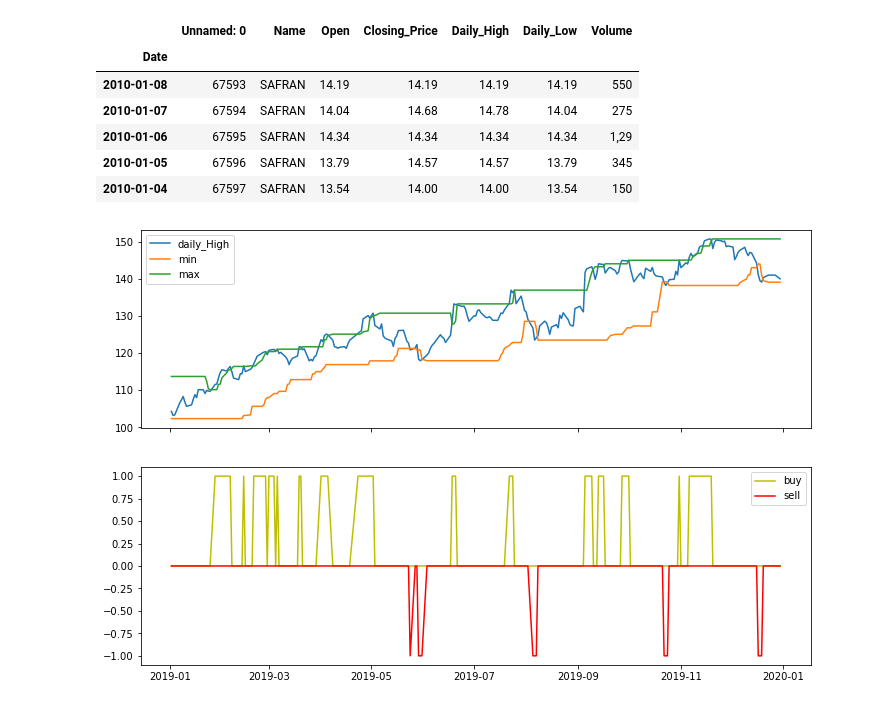
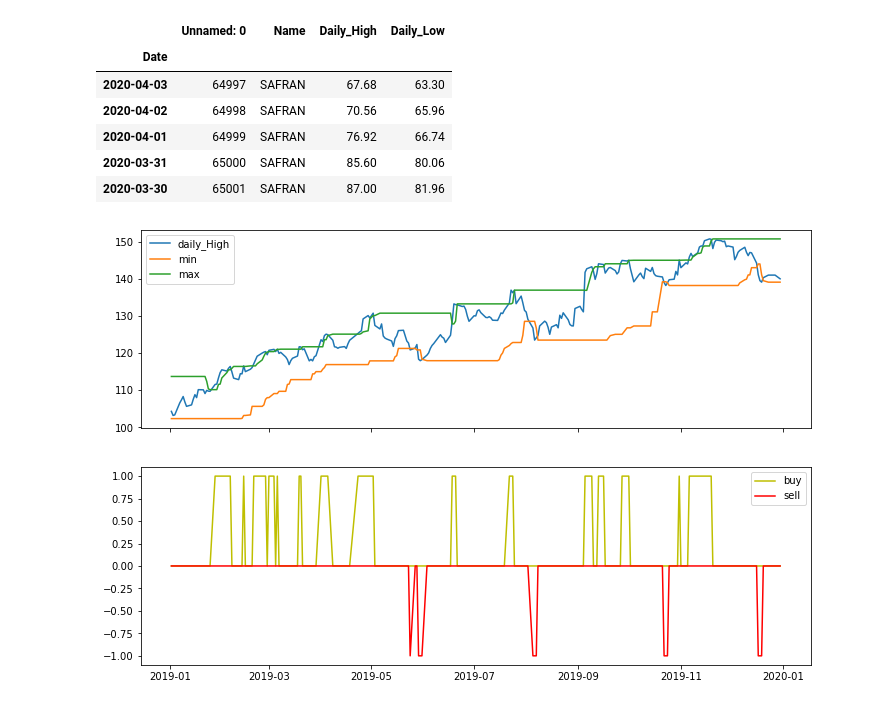
Before and after one commit to Brihmt/AnalyseBourse, a Jupyter notebook: strategieDeLaTortue.ipynb, the cells around one changed output. Saved outputs shown, nothing was run; the diff lists cells and outputs as text; code cells hidden in the pictures.

```diff
--- a/strategieDeLaTortue.ipynb
+++ b/strategieDeLaTortue.ipynb
@@ -8,18 +8,19 @@ import pandas as pd
 # %%
 #On importe les données
 data=pd.read_csv('preprocessed_CAC40.csv',index_col='Date',parse_dates=True)
+data=data.drop(['Open','Closing_Price','Volume'], axis=1)
 # %%
-
+#On sélectionne lm'entreprise SAFRAN et on affiche les premières colonnes pour vérifier
 data=data[data['Name'] == 'SAFRAN']
-data.tail()
+data.head()
 # %% [output]
-|  | Unnamed: 0 | Name | Open | Closing_Price | Daily_High | Daily_Low | Volume |
-| Date |  |  |  |  |  |  |  |
-| 2010-01-08 | 67593 | SAFRAN | 14.19 | 14.19 | 14.19 | 14.19 | 550 |
-| 2010-01-07 | 67594 | SAFRAN | 14.04 | 14.68 | 14.78 | 14.04 | 275 |
-| 2010-01-06 | 67595 | SAFRAN | 14.34 | 14.34 | 14.34 | 14.34 | 1,29 |
-| 2010-01-05 | 67596 | SAFRAN | 13.79 | 14.57 | 14.57 | 13.79 | 345 |
-| 2010-01-04 | 67597 | SAFRAN | 13.54 | 14.00 | 14.00 | 13.54 | 150 |
+|  | Unnamed: 0 | Name | Daily_High | Daily_Low |
+| Date |  |  |  |  |
+| 2020-04-03 | 64997 | SAFRAN | 67.68 | 63.30 |
+| 2020-04-02 | 64998 | SAFRAN | 70.56 | 65.96 |
+| 2020-04-01 | 64999 | SAFRAN | 76.92 | 66.74 |
+| 2020-03-31 | 65000 | SAFRAN | 85.60 | 80.06 |
+| 2020-03-30 | 65001 | SAFRAN | 87.00 | 81.96 |
 # %%
 #On applique l'algorithme de la tortue
 def tortue(dataset, annee):
```
Also changed, not shown: parts of 1 cell of this notebook.
